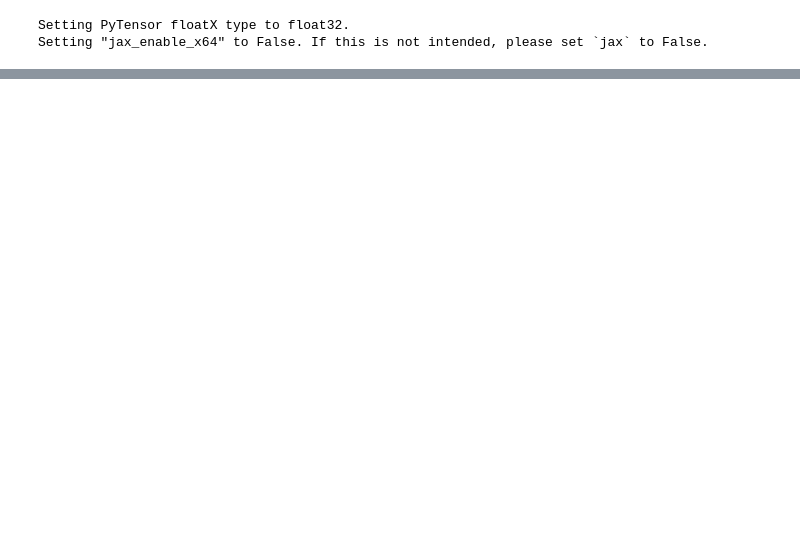
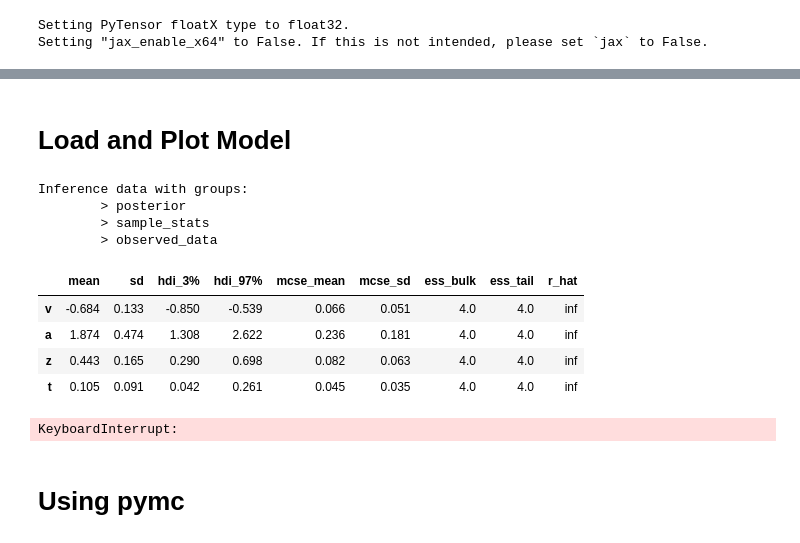
Before and after one commit to tejas-savalia/datavis_05, a Jupyter notebook: hssm_modeling.ipynb, the cells around one changed output, grey strips where cells are left out. Saved outputs shown, nothing was run; the diff lists cells and outputs as text; code cells hidden in the pictures; blank space fills up the shorter version.

```diff
--- a/hssm_modeling.ipynb
+++ b/hssm_modeling.ipynb
@@ -54,0 +58,24 @@ NUTS: [v_Intercept, v_C(direction), v_C(bumps_), v_C(diff_dir), a_Intercept, a_d
+# %% [markdown]
+# Load and Plot Model
+# %%
+model_0 = az.from_netcdf('modeling_results/hssm_results/model_0')
+model_0
+# %% [output]
+Inference data with groups:
+        > posterior
+        > sample_stats
+        > observed_data
+# %%
+az.summary(model_0)
+# %% [output]
+|  | mean | sd | hdi_3% | hdi_97% | mcse_mean | mcse_sd | ess_bulk | ess_tail | r_hat |
+| v | -0.684 | 0.133 | -0.850 | -0.539 | 0.066 | 0.051 | 4.0 | 4.0 | inf |
+| a | 1.874 | 0.474 | 1.308 | 2.622 | 0.236 | 0.181 | 4.0 | 4.0 | inf |
+| z | 0.443 | 0.165 | 0.290 | 0.698 | 0.082 | 0.063 | 4.0 | 4.0 | inf |
+| t | 0.105 | 0.091 | 0.042 | 0.261 | 0.045 | 0.035 | 4.0 | 4.0 | inf |
+# %%
+az.plot_posterior(model_1, var_names=['~participant'], filter_vars='like')
+# %% [output]
+KeyboardInterrupt:
+# %% [markdown]
+# Using pymc
```
Also changed, not shown: parts of 9 cells of this notebook.
